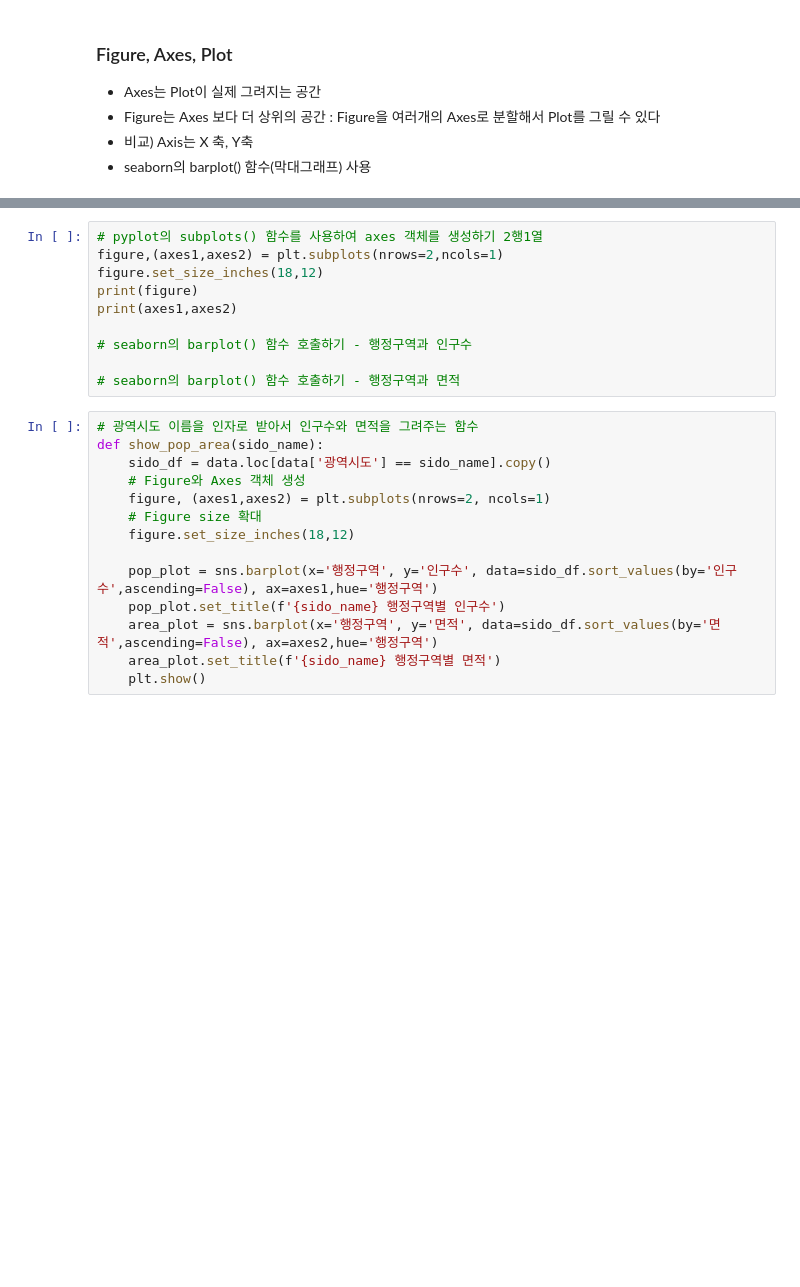
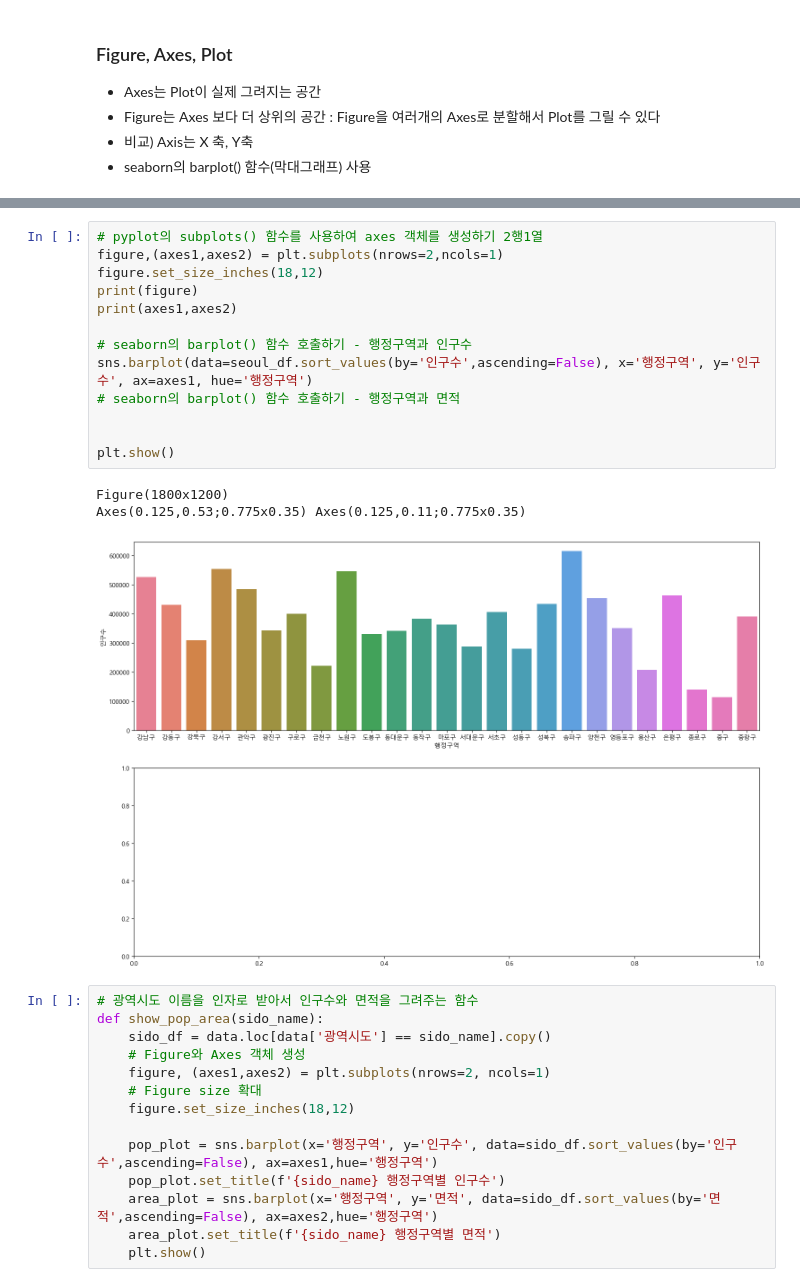
Before and after one commit to mysoyul/Python_WebScraping_Analysis_202511, a Jupyter notebook: 03.행정구역정보_분석과시각화.ipynb, the cells around one changed output, grey strips where cells are left out. Drawn from its saved outputs; the diff is of its cells as text; blank space fills up the shorter version.

```diff
--- a/03.행정구역정보_분석과시각화.ipynb
+++ b/03.행정구역정보_분석과시각화.ipynb
@@ -986,13 +1035,20 @@ seoul_df.head()
 # %%
 # pyplot의 subplots() 함수를 사용하여 axes 객체를 생성하기 2행1열
 figure,(axes1,axes2) = plt.subplots(nrows=2,ncols=1)
 figure.set_size_inches(18,12)
 print(figure)
 print(axes1,axes2)
 
 # seaborn의 barplot() 함수 호출하기 - 행정구역과 인구수
+sns.barplot(data=seoul_df.sort_values(by='인구수',ascending=False), x='행정구역', y='인구수', ax=axes1, hue='행정구역')
+# seaborn의 barplot() 함수 호출하기 - 행정구역과 면적
 
-# seaborn의 barplot() 함수 호출하기 - 행정구역과 면적
+
+plt.show()
+# %% [output]
+Figure(1800x1200)
+Axes(0.125,0.53;0.775x0.35) Axes(0.125,0.11;0.775x0.35)
+[figure, added]
 # %%
 # 광역시도 이름을 인자로 받아서 인구수와 면적을 그려주는 함수
 def show_pop_area(sido_name):
```
Also changed, not shown: parts of 6 cells of this notebook, 1 other file.
